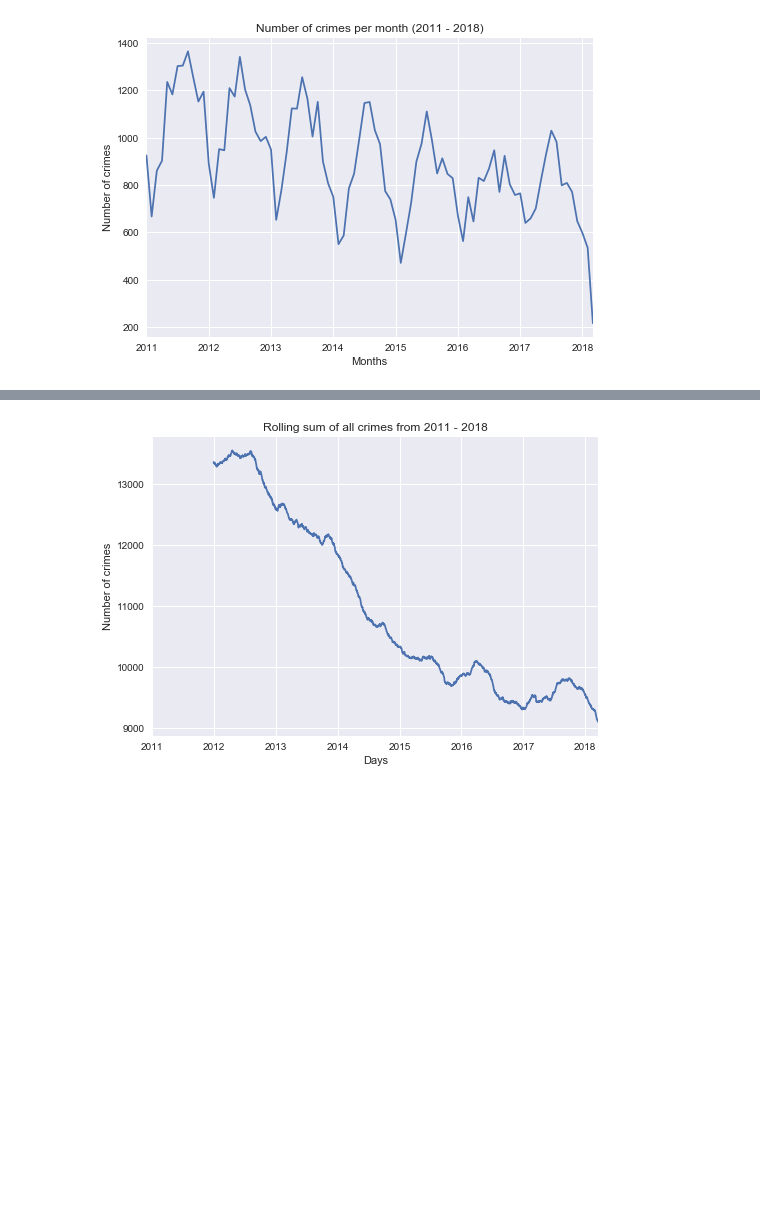
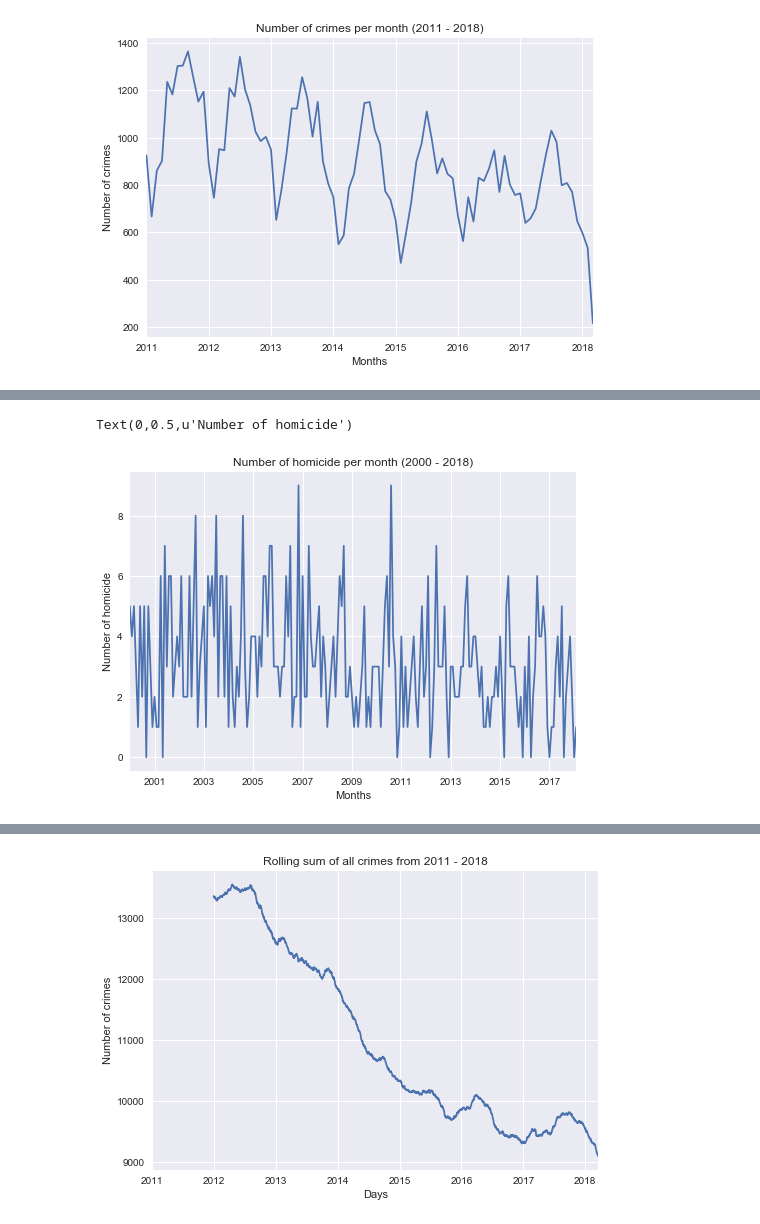
Before and after one commit to binshuangli/UPSTAT2018_RPDdata, a Jupyter notebook: EDA-extended.ipynb, the cells around one changed output, grey strips where cells are left out. Drawn from its saved outputs; the diff is of its cells as text; code cells hidden in the pictures; blank space fills up the shorter version.

```diff
--- a/EDA-extended.ipynb
+++ b/EDA-extended.ipynb
@@ -74,0 +99,8 @@ Text(0,0.5,u'Number of crimes')
+# %%
+homicide_data_2000onwards.resample('M').size().plot(legend=False)
+plt.title('Number of homicide per month (2000 - 2018)')
+plt.xlabel('Months')
+plt.ylabel('Number of homicide')
+# %% [output]
+Text(0,0.5,u'Number of homicide')
+[figure, added]
```
Also changed, not shown: parts of 15 cells of this notebook.
